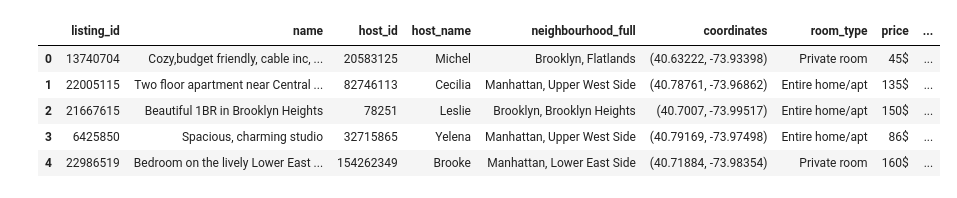
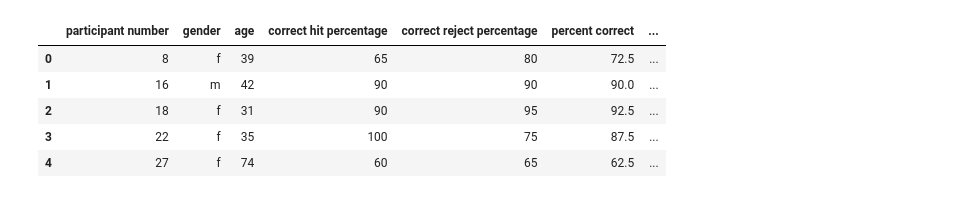
Before and after one commit to datacamp/Hacker-Stats-in-Python-Live-Training, a Jupyter notebook: notebooks/hacker_stats_in_python_solution.ipynb, the cells around one changed output. Saved outputs shown, nothing was run; the diff lists cells and outputs as text; code cells hidden in the pictures.

```diff
--- a/notebooks/hacker_stats_in_python_solution.ipynb
+++ b/notebooks/hacker_stats_in_python_solution.ipynb
@@ -51,14 +202,16 @@ import datetime as dt
 # %%
 # Read in the dataset
-airbnb = pd.read_csv('https://github.com/datacamp/Hacker-Stats-in-Python-Live-Training/blob/master/datasets/airbnb.csv?raw=true',
-                     index_col = 'Unnamed: 0')
+df = pd.read_csv(
+    "https://github.com/datacamp/Hacker-Stats-in-Python-Live-Training/blob/master/data/gfmt_sleep.csv?raw=True",
+    na_values="*",
+)
 
 # Print header
-airbnb.head()
+df.head()
 # %% [output]
-|  | listing_id | name | host_id | host_name | neighbourhood_full | coordinates | room_type | price | ... |
-| 0 | 13740704 | Cozy,budget friendly, cable inc, ... | 20583125 | Michel | Brooklyn, Flatlands | (40.63222, -73.93398) | Private room | 45$ | ... |
-| 1 | 22005115 | Two floor apartment near Central ... | 82746113 | Cecilia | Manhattan, Upper West Side | (40.78761, -73.96862) | Entire home/apt | 135$ | ... |
-| 2 | 21667615 | Beautiful 1BR in Brooklyn Heights | 78251 | Leslie | Brooklyn, Brooklyn Heights | (40.7007, -73.99517) | Entire home/apt | 150$ | ... |
-| 3 | 6425850 | Spacious, charming studio | 32715865 | Yelena | Manhattan, Upper West Side | (40.79169, -73.97498) | Entire home/apt | 86$ | ... |
-| 4 | 22986519 | Bedroom on the lively Lower East ... | 154262349 | Brooke | Manhattan, Lower East Side | (40.71884, -73.98354) | Private room | 160$ | ... |
+|  | participant number | gender | age | correct hit percentage | correct reject percentage | percent correct | ... |
+| 0 | 8 | f | 39 | 65 | 80 | 72.5 | ... |
+| 1 | 16 | m | 42 | 90 | 90 | 90.0 | ... |
+| 2 | 18 | f | 31 | 90 | 95 | 92.5 | ... |
+| 3 | 22 | f | 35 | 100 | 75 | 87.5 | ... |
+| 4 | 27 | f | 74 | 60 | 65 | 62.5 | ... |
```
Also changed, not shown: parts of 44 cells of this notebook, 1 other file.
